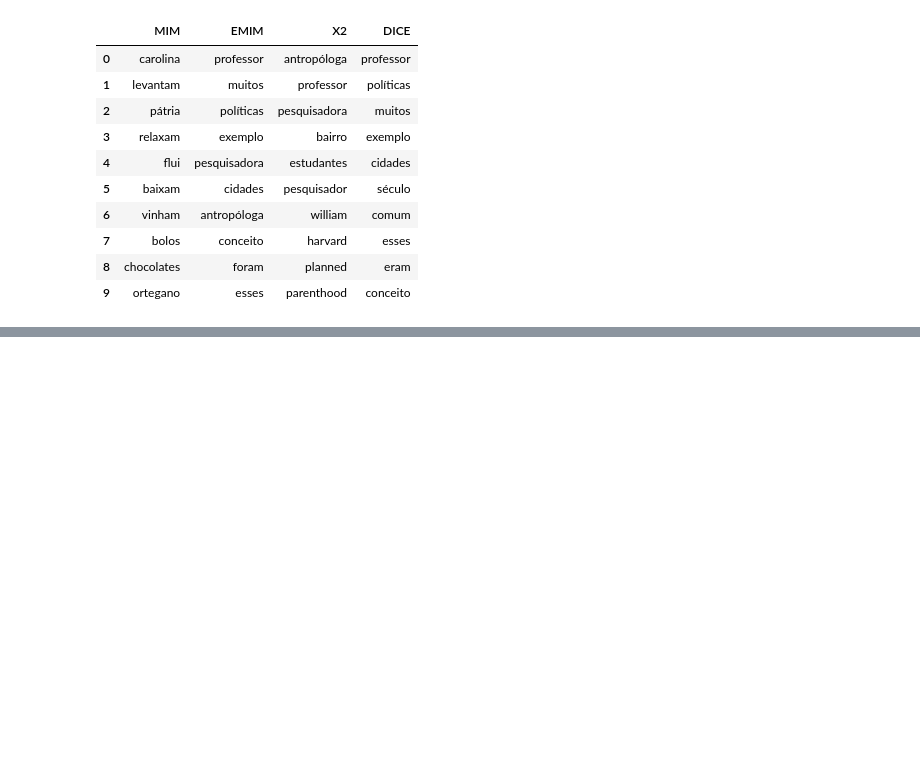
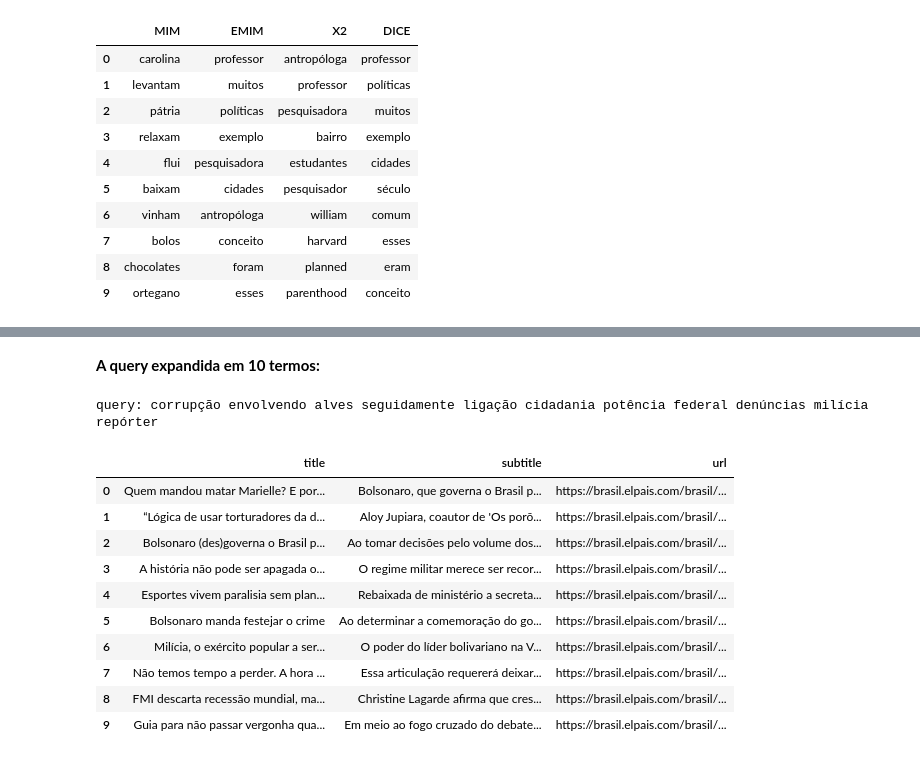
Before and after one commit to viniagostini/information_retrieval, a Jupyter notebook: lab5/lab5.ipynb, the cells around one changed output, grey strips where cells are left out. Drawn from its saved outputs; the diff is of its cells as text; code cells hidden in the pictures; blank space fills up the shorter version.

```diff
--- a/lab5/lab5.ipynb
+++ b/lab5/lab5.ipynb
@@ -244,0 +341,22 @@ Para os 4 primeiros termos, o resultado é muito semelhante. No entanto, observa
+# %% [markdown]
+**A query expandida em 10 termos:**
+# %%
+terms = get_n_closest_terms_x2(query, index, 10)
+query_10 = query
+for term in terms:
+    query_10 += " " + term
+print("query: " + query_10)
+print_doc_at_time_retrieval_docs(query_10, index, 10)
+# %% [output]
+query: corrupção envolvendo alves seguidamente ligação cidadania potência federal denúncias milícia repórter
+|  | title | subtitle | url |
+| 0 | Quem mandou matar Marielle? E por... | Bolsonaro, que governa o Brasil p... | https://brasil.elpais.com/brasil/... |
+| 1 | “Lógica de usar torturadores da d... | Aloy Jupiara, coautor de 'Os porõ... | https://brasil.elpais.com/brasil/... |
+| 2 | Bolsonaro (des)governa o Brasil p... | Ao tomar decisões pelo volume dos... | https://brasil.elpais.com/brasil/... |
+| 3 | A história não pode ser apagada o... | O regime militar merece ser recor... | https://brasil.elpais.com/brasil/... |
+| 4 | Esportes vivem paralisia sem plan... | Rebaixada de ministério a secreta... | https://brasil.elpais.com/brasil/... |
+| 5 | Bolsonaro manda festejar o crime | Ao determinar a comemoração do go... | https://brasil.elpais.com/brasil/... |
+| 6 | Milícia, o exército popular a ser... | O poder do líder bolivariano na V... | https://brasil.elpais.com/brasil/... |
+| 7 | Não temos tempo a perder. A hora ... | Essa articulação requererá deixar... | https://brasil.elpais.com/brasil/... |
+| 8 | FMI descarta recessão mundial, ma... | Christine Lagarde afirma que cres... | https://brasil.elpais.com/brasil/... |
+| 9 | Guia para não passar vergonha qua... | Em meio ao fogo cruzado do debate... | https://brasil.elpais.com/brasil/... |
```
Also changed, not shown: parts of 12 cells of this notebook.
